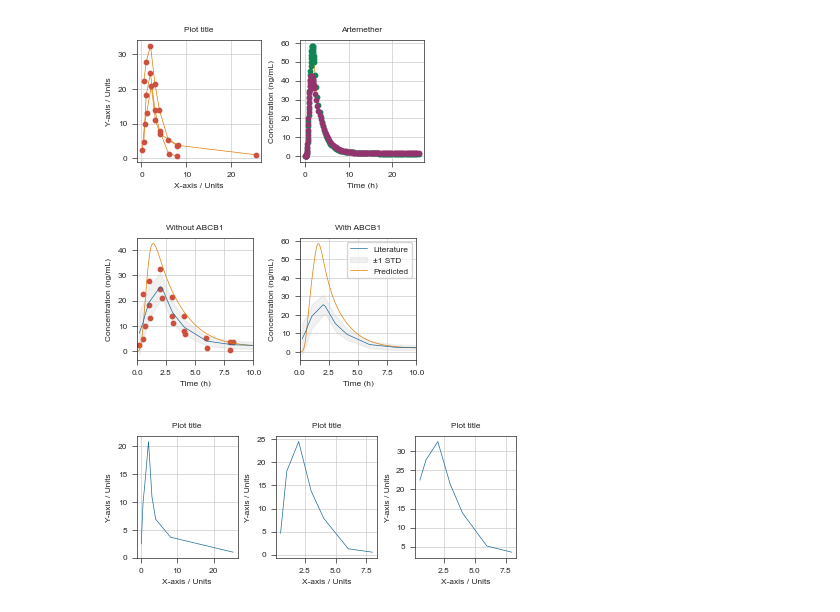
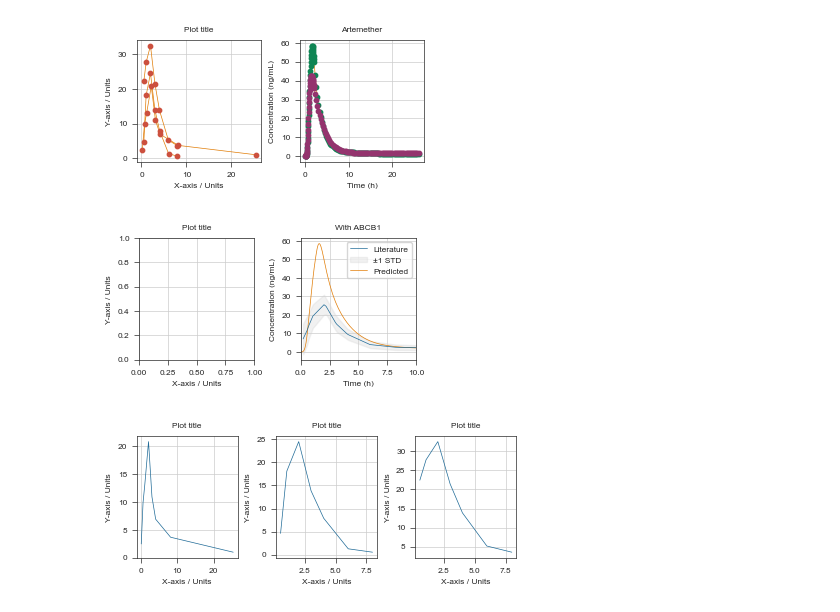
Before and after one commit to ersilia-os/pharmacogx-embeddings, a Jupyter notebook: paper/figure4_rifampicin_and_artemether.ipynb, the cells around one changed output. Saved outputs shown, nothing was run; the diff lists cells and outputs as text; code cells hidden in the pictures.

```diff
--- a/paper/figure4_rifampicin_and_artemether.ipynb
+++ b/paper/figure4_rifampicin_and_artemether.ipynb
@@ -180,44 +311,34 @@ interp2 = interp1d(x2, y2, kind='linear', fill_value="extrapolate")
 interp3 = interp1d(x3, y3, kind='linear', fill_value="extrapolate")
 
 y1_interp = interp1(common_time_points)
 y2_interp = interp2(common_time_points)
 y3_interp = interp3(common_time_points)
 
 y1_interp = np.clip(y1_interp, 0, None)
 y2_interp = np.clip(y2_interp, 0, None)
 y3_interp = np.clip(y3_interp, 0, None)
 
 y_values_interp = np.vstack([y1_interp, y2_interp, y3_interp])
 mean_y = np.mean(y_values_interp, axis=0)
 std_y = np.std(y_values_interp, axis=0)
 
 fig, axs = stylia.create_figure(1, 2, width=TWO_COLUMNS_WIDTH*0.47, height=TWO_COLUMNS_WIDTH*0.25)
 ax = axs.next()
-ax.plot(common_time_points, mean_y, color=NamedColors().blue, label="Literature", zorder=1000)
-ax.fill_between(common_time_points, mean_y - std_y, mean_y + std_y, color=NamedColors().gray, alpha=0.3, label="±1 STD")
-ax.set_xlim(0,10)
-ax.scatter(x1, y1, color=NamedColors().red)
-ax.scatter(x2, y2, color=NamedColors().red)
-ax.scatter(x3, y3, color=NamedColors().red)
-x = art_noabcb1["Time (h)"].tolist()
-y = art_noabcb1["Conc (ng/mL)"].tolist()
-ax.plot(x, y, color=NamedColors().orange)
-stylia.label(ax, xlabel="Time (h)", ylabel="Concentration (ng/mL)", title="Without ABCB1")
 
 ax = axs.next()
 ax.plot(common_time_points, mean_y, color=NamedColors().blue, label="Literature", zorder=1000, )
 ax.fill_between(common_time_points, mean_y - std_y, mean_y + std_y, color=NamedColors().gray, alpha=0.3, label="±1 STD")
 ax.set_xlim(0,10)
 x = art_abcb1["Time (h)"].tolist()
 y = art_abcb1["Conc (ng/mL)"].tolist()
 ax.plot(x, y, color=NamedColors().orange,label = "Predicted")
 stylia.label(ax, xlabel="Time (h)", ylabel="Concentration (ng/mL)", title="With ABCB1")
 ax.legend()
 plt.tight_layout()
 #stylia.save_figure("assets/pbpk_artemether_fits.png")
 #stylia.save_figure("assets/pbpk_artemether_fits.pdf")
 # %% [output]
-[figure, old version]
+[figure, new version]
 # %%
 
 x2, y2 = art2["Time (h)"].tolist(), art2["Conc (ng/mL)"].tolist()
```
Also changed, not shown: parts of 3 cells of this notebook, 6 other files.
